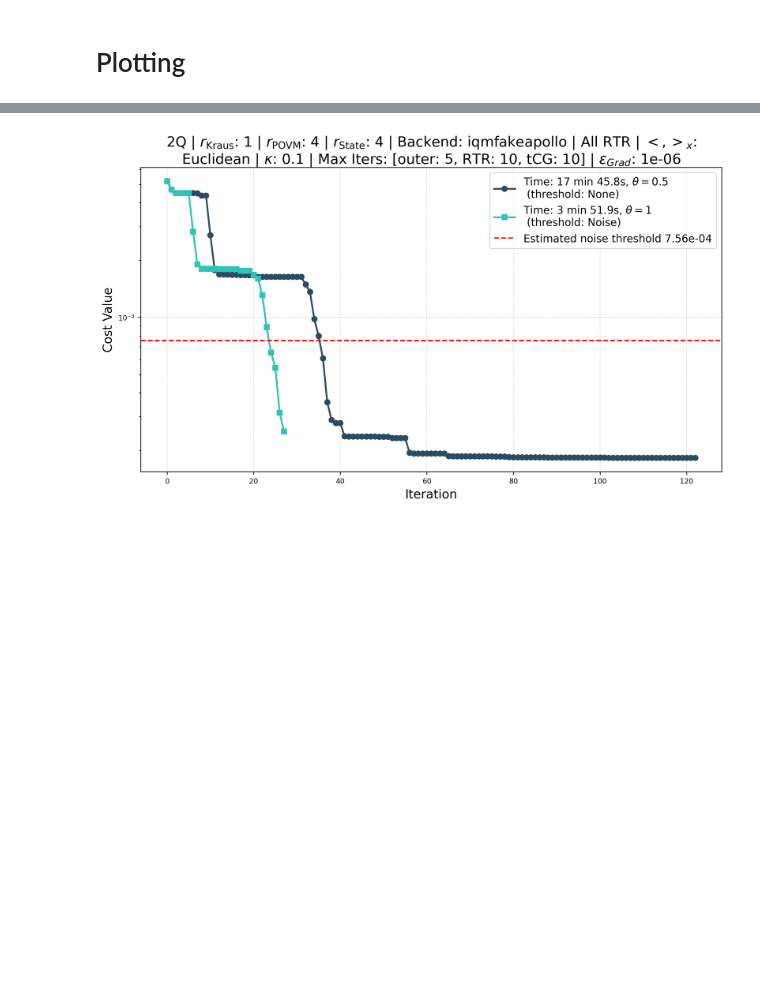
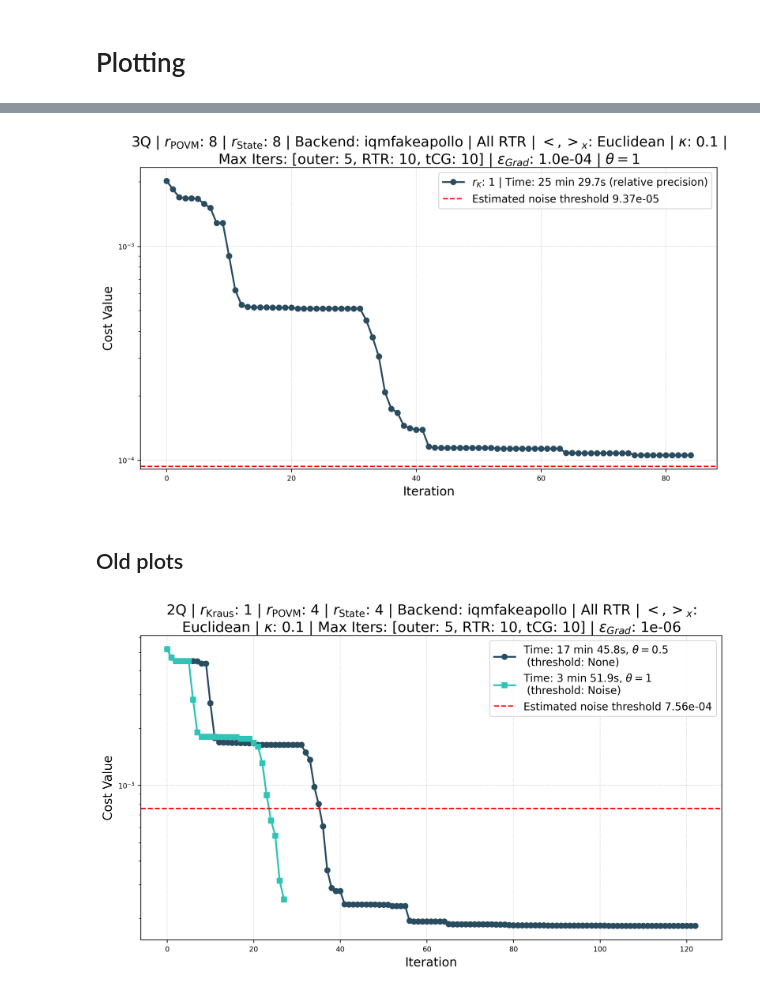
Before and after one commit to EmilianoG-byte/iqm-benchmarks, a Jupyter notebook: playground/aps_presentation/reconstruction_time_comparison.ipynb, the cells around one changed output, grey strips where cells are left out. Drawn from its saved outputs; the diff is of its cells as text; code cells hidden in the pictures; blank space fills up the shorter version.

```diff
--- a/playground/aps_presentation/reconstruction_time_comparison.ipynb
+++ b/playground/aps_presentation/reconstruction_time_comparison.ipynb
@@ -416,0 +541,4 @@ Optimization finished ✅.
+# %%
+# Now let's get the higher rank ones
+kraus_tensor_init_3q_rank_1 = get_compressed_perturbed_kraus_from_superop(superop=kraus_superop_target_3Q, rank=1, seed=42)["kraus_tensor"]
+kraus_tensor_init_3q_rank_16 = get_compressed_perturbed_kraus_from_superop(superop=kraus_superop_target_3Q, rank=16, seed=42)["kraus_tensor"]
@@ -416,0 +547,9 @@ Optimization finished ✅.
+# %%
+init_operators_jax_3q_rank_1 = {
+    "kraus_tensor_init": kraus_tensor_init_3q_rank_1,
+    "povm_psd_init": povm_psd_init_3q,
+    "state_psd_init": state_psd_init_3q,
+}
+
+initial_cost_value_3q_rank_1 = cost_function_jax_mps(*init_operators_jax_3q_rank_1.values(), **cost_fn_kwargs_3q)
+print("Initial cost value:", initial_cost_value_3q_rank_1)
@@ -416,0 +601,4 @@ Optimization finished ✅.
+# %%
+relative_precision_3q = 1e-5
+og_noise_threshold_3q = estimate_noise_floor_threshold(prob_matrix_3q, num_shots, multiplier=1.0)
+og_noise_threshold_3q
@@ -416,0 +607,12 @@ Optimization finished ✅.
+# %%
+optimized_operators_3q_rank_1, cost_fn_history_3q_rank_1 = run_riemannian_optimization(
+    **init_operators_jax_3q_rank_1,
+    cost_function=cost_function_jax_mps,
+    cost_fn_kwargs=cost_fn_kwargs_3q,
+    num_iterations=num_iterations_outer,
+    optimization_schedule=optimization_schedule_all_tr,
+    save_intermediate_cost_values=True,
+    noise_threshold=og_noise_threshold_3q,
+    relative_precision=relative_precision_3q,
+    verbose=True,
+)
@@ -419,3 +671,21 @@ Optimization finished ✅.
+# %%
+# Here the relative precision is checked after kraus as well as after state
+# and also the gradient tolerance is looser (1e-4 instead of the previous 1e-6).
+cost_fn_lists_3q = [
+    cost_fn_history_3q_rank_1,
+]
+
+labels_3q = [
+    rf"$r_K$: {kraus_rank_1} | Time: 25 min 29.7s (relative precision)",
+]
+
+title_3q = rf"{num_qubits_3}Q | $r_\mathrm{{POVM}}$: {povm_rank_3q} | $r_\mathrm{{State}}$: {state_rank_3q} | Backend: {backend} | All RTR | $<,>_x$: Euclidean | $\kappa$: {kappa} | Max Iters: [outer: {num_iterations_outer}, RTR: {num_iterations_tr}, tCG: {num_iterations_cg}] | $\epsilon_{{Grad}}$: {tol_grad:.1e} | $\theta=${theta}"
+
+plot_cost_function(cost_fn_lists_3q, title=title_3q, labels=labels_3q, comparison_yline=og_noise_threshold_3q, comparison_label=f"Estimated noise threshold {og_noise_threshold_3q:.2e}")
+# %% [output]
+[figure, added]
+# %% [markdown]
+## Old plots
 # %%
 cost_fn_lists = [
     cost_fn_history_2q_rank_1,
```
Also changed, not shown: parts of 41 cells of this notebook, 5 other files.
